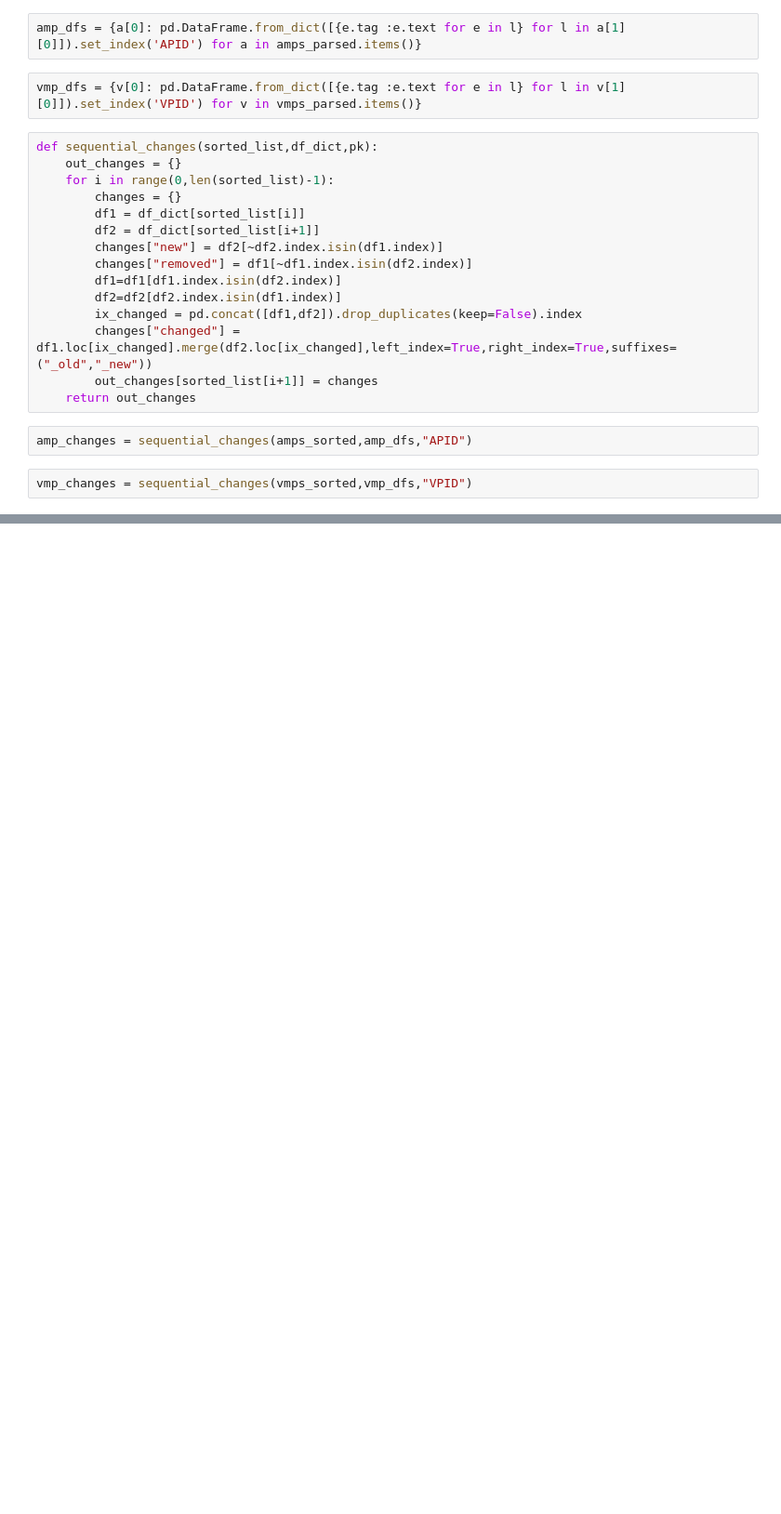
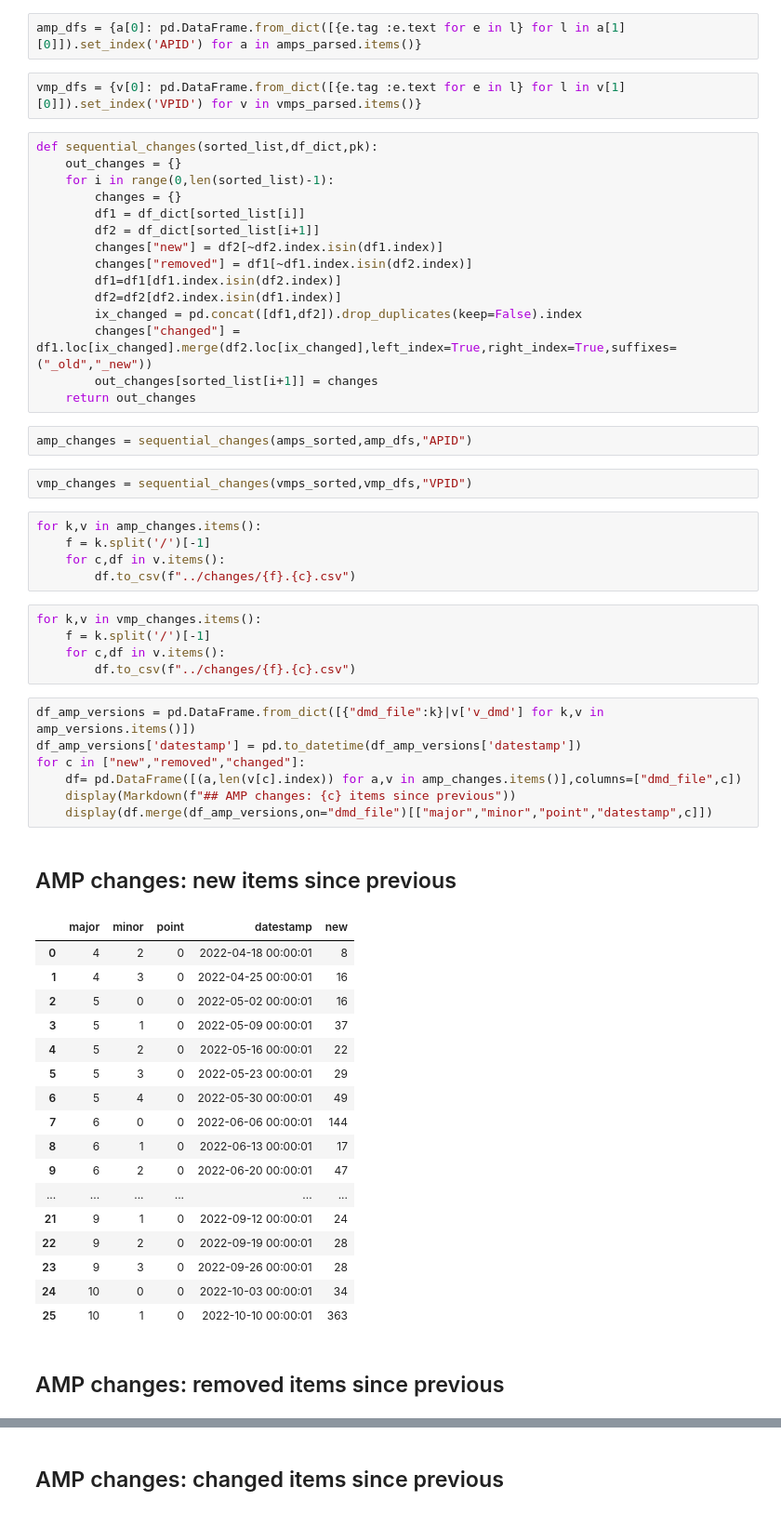
Before and after one commit to Jongmassey/dmd_comparison, a Jupyter notebook: notebooks/explore.ipynb, the cells around one changed output, grey strips where cells are left out. Shown: that part at 93% size. Cells and saved outputs as stored; diff of their text form; blank space fills up the shorter version.

```diff
--- a/notebooks/explore.ipynb
+++ b/notebooks/explore.ipynb
@@ -56,3 +57,40 @@ def sequential_changes(sorted_list,df_dict,pk):
 amp_changes = sequential_changes(amps_sorted,amp_dfs,"APID")
 # %%
 vmp_changes = sequential_changes(vmps_sorted,vmp_dfs,"VPID")
+# %%
+for k,v in amp_changes.items():
+    f = k.split('/')[-1]
+    for c,df in v.items():
+        df.to_csv(f"../changes/{f}.{c}.csv")
+# %%
+for k,v in vmp_changes.items():
+    f = k.split('/')[-1]
+    for c,df in v.items():
+        df.to_csv(f"../changes/{f}.{c}.csv")
+# %%
+df_amp_versions = pd.DataFrame.from_dict([{"dmd_file":k}|v['v_dmd'] for k,v in amp_versions.items()])
+df_amp_versions['datestamp'] = pd.to_datetime(df_amp_versions['datestamp'])
+for c in ["new","removed","changed"]:
+    df= pd.DataFrame([(a,len(v[c].index)) for a,v in amp_changes.items()],columns=["dmd_file",c])
+    display(Markdown(f"## AMP changes: {c} items since previous"))
+    display(df.merge(df_amp_versions,on="dmd_file")[["major","minor","point","datestamp",c]])
+# %% [output]
+## AMP changes: new items since previous
+|  | major | minor | point | datestamp | new |
+| 0 | 4 | 2 | 0 | 2022-04-18 00:00:01 | 8 |
+| 1 | 4 | 3 | 0 | 2022-04-25 00:00:01 | 16 |
+| 2 | 5 | 0 | 0 | 2022-05-02 00:00:01 | 16 |
+| 3 | 5 | 1 | 0 | 2022-05-09 00:00:01 | 37 |
+| 4 | 5 | 2 | 0 | 2022-05-16 00:00:01 | 22 |
+| 5 | 5 | 3 | 0 | 2022-05-23 00:00:01 | 29 |
+| 6 | 5 | 4 | 0 | 2022-05-30 00:00:01 | 49 |
+| 7 | 6 | 0 | 0 | 2022-06-06 00:00:01 | 144 |
+| 8 | 6 | 1 | 0 | 2022-06-13 00:00:01 | 17 |
+| 9 | 6 | 2 | 0 | 2022-06-20 00:00:01 | 47 |
+| ... | ... | ... | ... | ... | ... |
+| 21 | 9 | 1 | 0 | 2022-09-12 00:00:01 | 24 |
+| 22 | 9 | 2 | 0 | 2022-09-19 00:00:01 | 28 |
+| 23 | 9 | 3 | 0 | 2022-09-26 00:00:01 | 28 |
+| 24 | 10 | 0 | 0 | 2022-10-03 00:00:01 | 34 |
+| 25 | 10 | 1 | 0 | 2022-10-10 00:00:01 | 363 |
+## AMP changes: removed items since previous
@@ -58,0 +114 @@ vmp_changes = sequential_changes(vmps_sorted,vmp_dfs,"VPID")
+## AMP changes: changed items since previous
```
Also changed, not shown: parts of 3 cells of this notebook.
